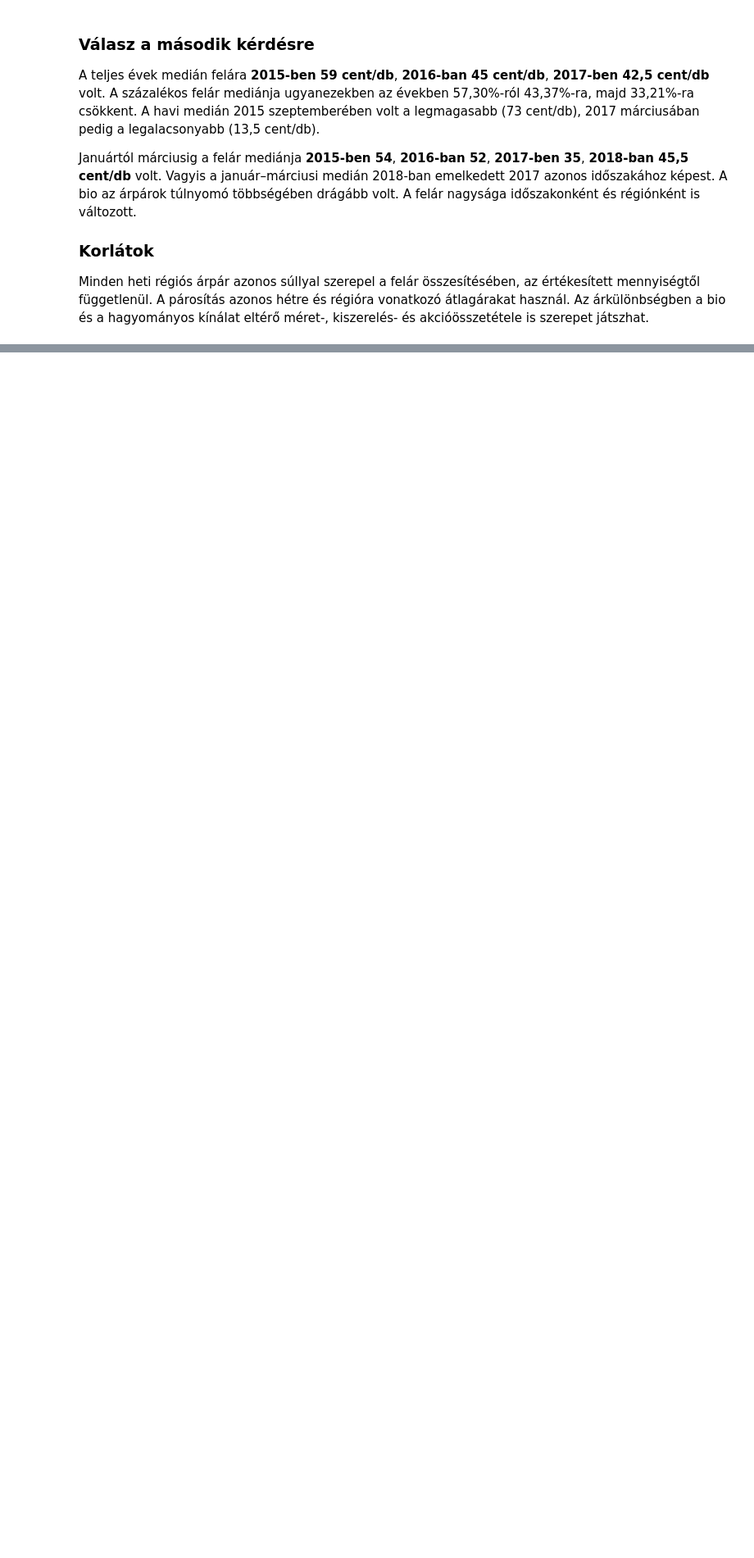
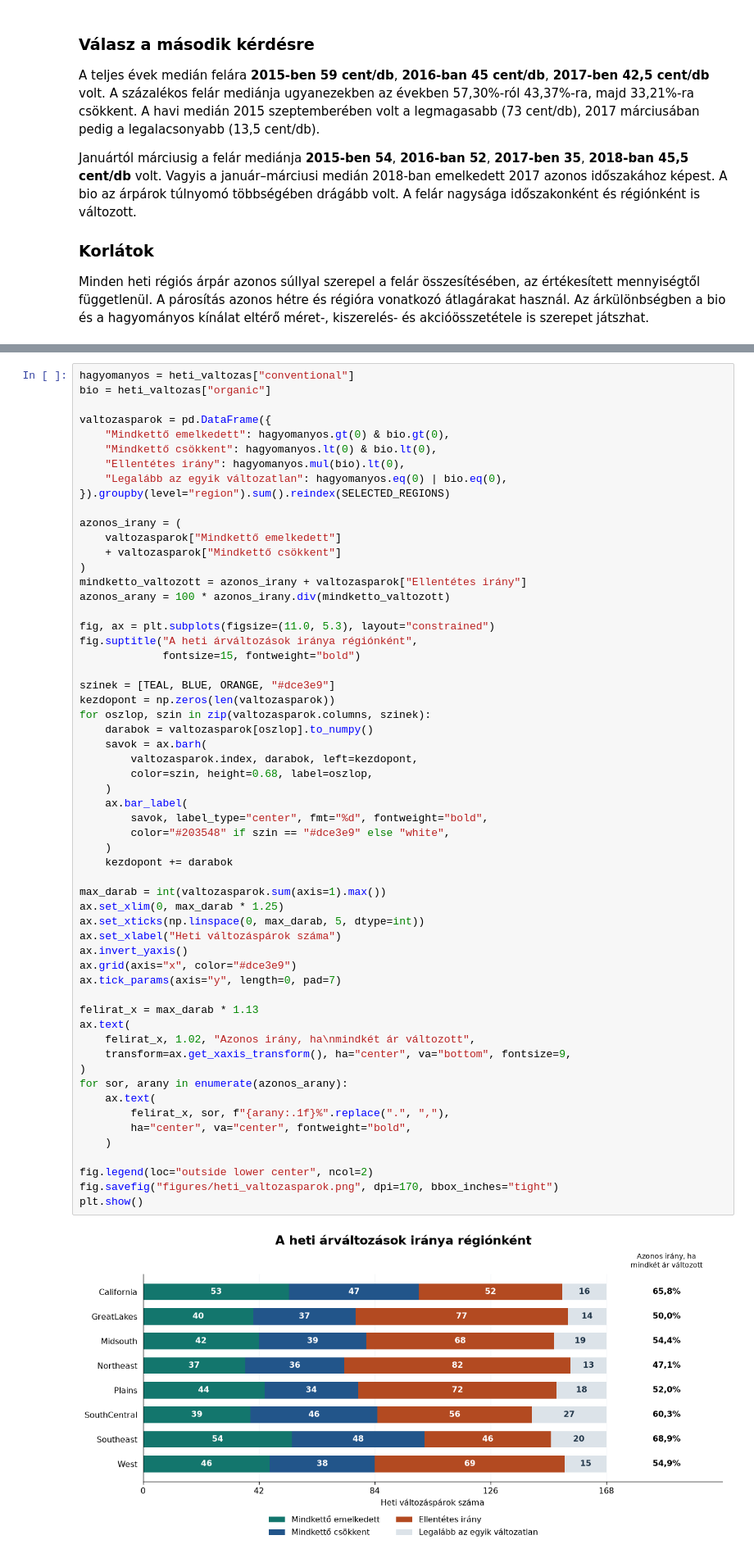
Before and after one commit to ngygbr01/avocado_price_forecasting, a Jupyter notebook: main.ipynb, the cells around one changed output, grey strips where cells are left out. Shown at 82% size. Drawn from its saved outputs; the diff is of its cells as text; blank space fills up the shorter version.

```diff
--- a/main.ipynb
+++ b/main.ipynb
@@ -661,0 +730,60 @@ Minden heti régiós árpár azonos súllyal szerepel a felár összesítésébe
+# %%
+hagyomanyos = heti_valtozas["conventional"]
+bio = heti_valtozas["organic"]
+
+valtozasparok = pd.DataFrame({
+    "Mindkettő emelkedett": hagyomanyos.gt(0) & bio.gt(0),
+    "Mindkettő csökkent": hagyomanyos.lt(0) & bio.lt(0),
+    "Ellentétes irány": hagyomanyos.mul(bio).lt(0),
+    "Legalább az egyik változatlan": hagyomanyos.eq(0) | bio.eq(0),
+}).groupby(level="region").sum().reindex(SELECTED_REGIONS)
+
+azonos_irany = (
+    valtozasparok["Mindkettő emelkedett"]
+    + valtozasparok["Mindkettő csökkent"]
+)
+mindketto_valtozott = azonos_irany + valtozasparok["Ellentétes irány"]
+azonos_arany = 100 * azonos_irany.div(mindketto_valtozott)
+
+fig, ax = plt.subplots(figsize=(11.0, 5.3), layout="constrained")
+fig.suptitle("A heti árváltozások iránya régiónként",
+             fontsize=15, fontweight="bold")
+
+szinek = [TEAL, BLUE, ORANGE, "#dce3e9"]
+kezdopont = np.zeros(len(valtozasparok))
+for oszlop, szin in zip(valtozasparok.columns, szinek):
+    darabok = valtozasparok[oszlop].to_numpy()
+    savok = ax.barh(
+        valtozasparok.index, darabok, left=kezdopont,
+        color=szin, height=0.68, label=oszlop,
+    )
+    ax.bar_label(
+        savok, label_type="center", fmt="%d", fontweight="bold",
+        color="#203548" if szin == "#dce3e9" else "white",
+    )
+    kezdopont += darabok
+
+max_darab = int(valtozasparok.sum(axis=1).max())
+ax.set_xlim(0, max_darab * 1.25)
+ax.set_xticks(np.linspace(0, max_darab, 5, dtype=int))
+ax.set_xlabel("Heti változáspárok száma")
+ax.invert_yaxis()
+ax.grid(axis="x", color="#dce3e9")
+ax.tick_params(axis="y", length=0, pad=7)
+
+felirat_x = max_darab * 1.13
+ax.text(
+    felirat_x, 1.02, "Azonos irány, ha\nmindkét ár változott",
+    transform=ax.get_xaxis_transform(), ha="center", va="bottom", fontsize=9,
+)
+for sor, arany in enumerate(azonos_arany):
+    ax.text(
+        felirat_x, sor, f"{arany:.1f}%".replace(".", ","),
+        ha="center", va="center", fontweight="bold",
+    )
+
+fig.legend(loc="outside lower center", ncol=2)
+fig.savefig("figures/heti_valtozasparok.png", dpi=170, bbox_inches="tight")
+plt.show()
+# %% [output]
+[figure, added]
```
Also changed, not shown: parts of 6 cells of this notebook, 2 other files.
